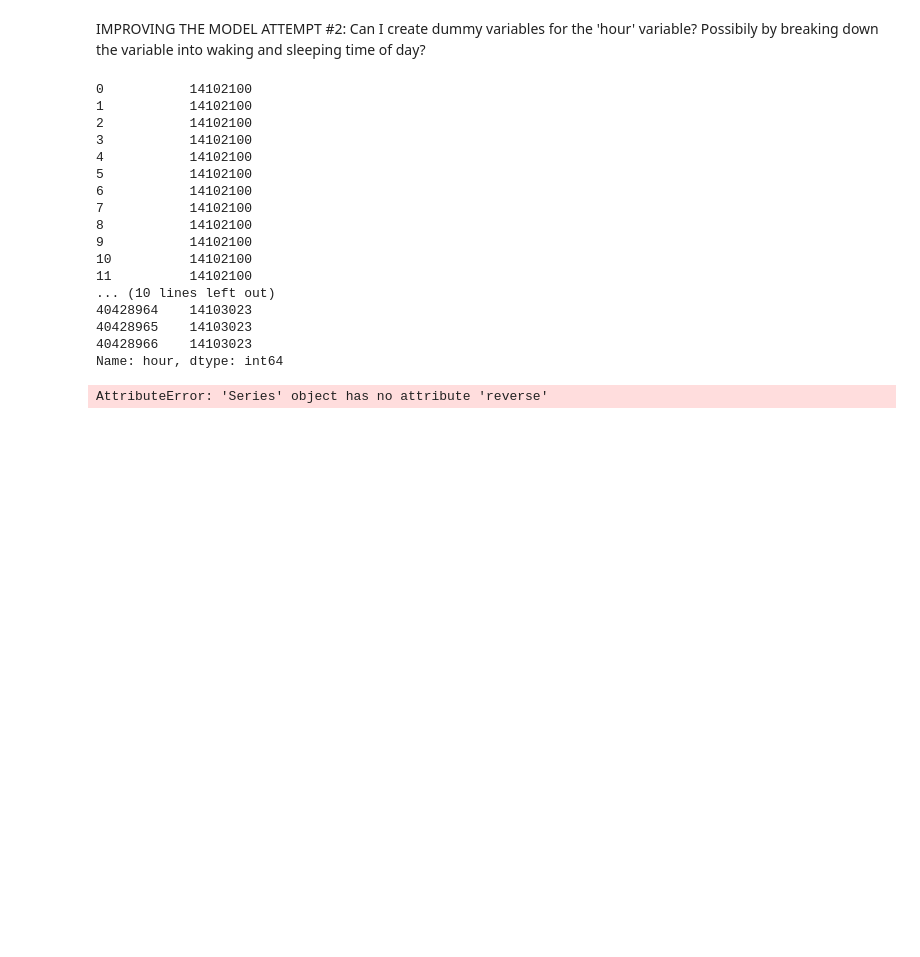
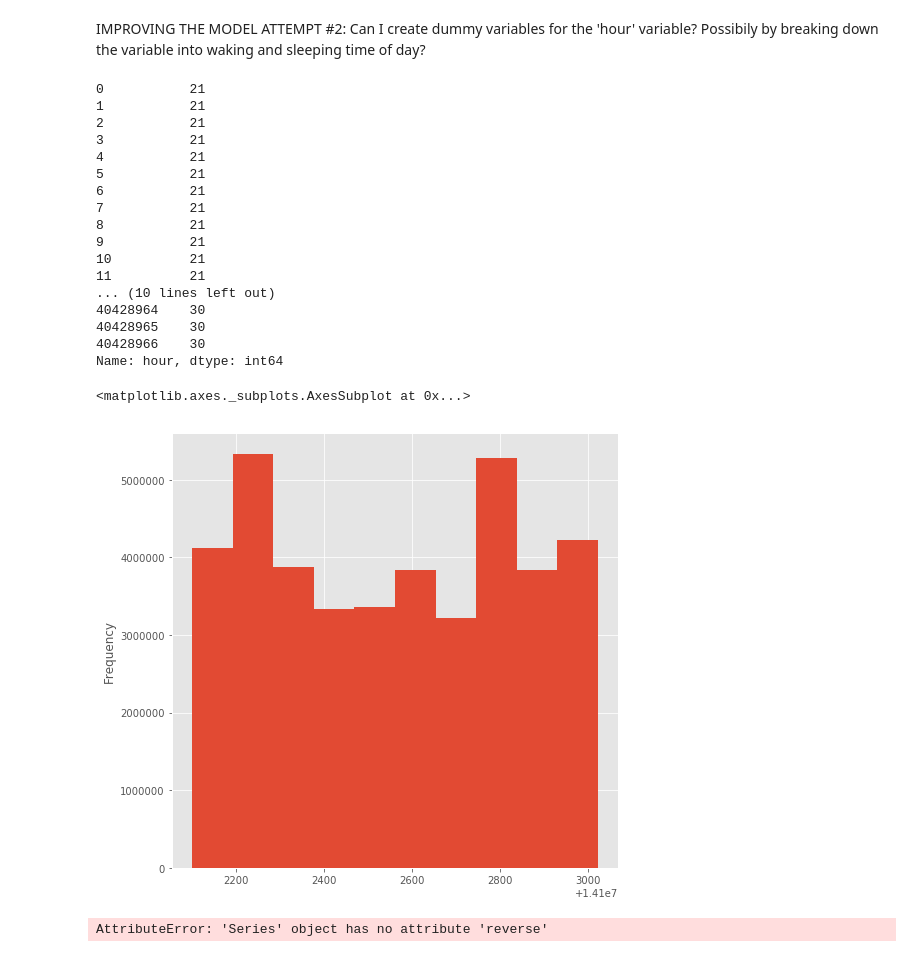
Before and after one commit to laurasergio/DS-SF-34, a Jupyter notebook: final-project/mobile_click_data.ipynb, the cells around one changed output. Cells and saved outputs as stored; diff of their text form; code cells hidden in the pictures; blank space fills up the shorter version.

```diff
--- a/final-project/mobile_click_data.ipynb
+++ b/final-project/mobile_click_data.ipynb
@@ -46,0 +66,4 @@ df
+# %%
+ns = df.click.value_counts()
+
+ns
@@ -46,0 +78,5 @@ df
+# %%
+for click in [0, 1]:
+    n = ns[click] - ns.min()
+    index = df[df.click == click].sample(n = n, random_state = 0).index
+    df.drop(index, inplace = True)
@@ -47,3 +89,12 @@ df
+# %%
+ethnicity_df = pd.get_dummies(df.Ethnicity, prefix = 'Ethnicity')
+gender_df = pd.get_dummies(df.Gender, prefix = 'Gender')
+married_df = pd.get_dummies(df.Married, prefix = 'Married')
+student_df = pd.get_dummies(df.Student, prefix = 'Student')
+
+df = df.join([ethnicity_df, gender_df, married_df, student_df])
+
+df.columns
 # %%
 for column in df.columns:
     print column
@@ -125,3 +176,11 @@ C19                  int64
 C20                  int64
 C21                  int64
 dtype: object
+# %%
+banner_pos_df = pd.get_dummies(df.banner_pos, prefix = 'Banner_Position')
+site_category_df = pd.get_dummies(df.site_category, prefix = 'Site_Category')
+app_category_df = pd.get_dummies(df.app_category, prefix = 'App Category')
+
+df = df.join([banner_pos_df, site_category_df, app_category_df])
+
+df.columns
@@ -416,25 +568,30 @@ model.score(X,c)
 # %% [markdown]
 IMPROVING THE MODEL ATTEMPT #2: Can I create dummy variables for the 'hour' variable? Possibily by breaking down the variable into waking and sleeping time of day?
 # %%
-df.loc[:,'hour']
+df.loc[:,'hour'].apply(lambda date: int(date / 100) % 100)
 # %% [output]
-0           14102100
-1           14102100
-2           14102100
-3           14102100
-4           14102100
-5           14102100
-6           14102100
-7           14102100
-8           14102100
-9           14102100
-10          14102100
-11          14102100
+0           21
+1           21
+2           21
+3           21
+4           21
+5           21
+6           21
+7           21
+8           21
+9           21
+10          21
+11          21
 ... (10 lines left out)
-40428964    14103023
-40428965    14103023
-40428966    14103023
+40428964    30
+40428965    30
+40428966    30
 Name: hour, dtype: int64
+# %%
+df.hour.plot(kind = 'hist', figsize = (8, 8))
+# %% [output]
+<matplotlib.axes._subplots.AxesSubplot at 0x...>
+[figure, added]
 # %%
 assert df.loc[:,'hour'].reverse().take(2).reverse() == "23"
 # %% [output]
```
Also changed, not shown: parts of 36 cells of this notebook.
